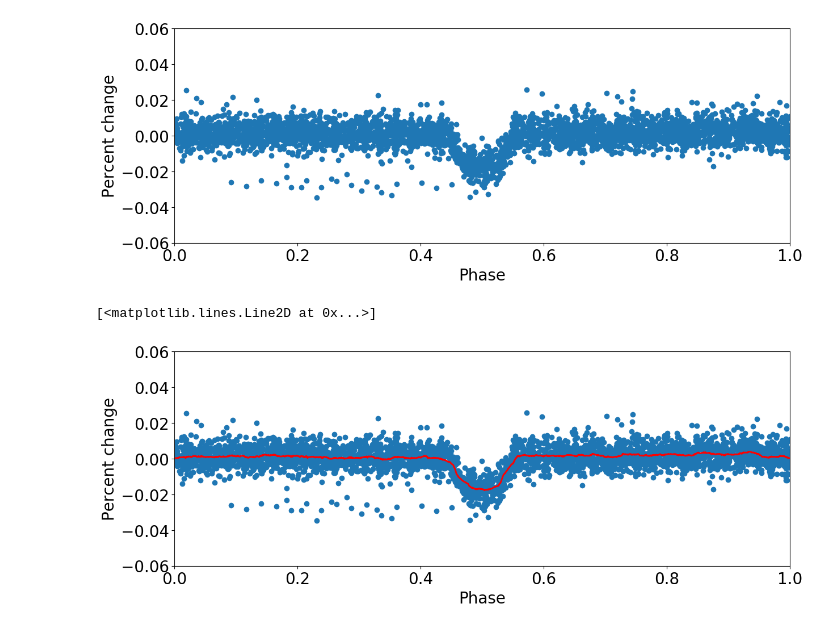
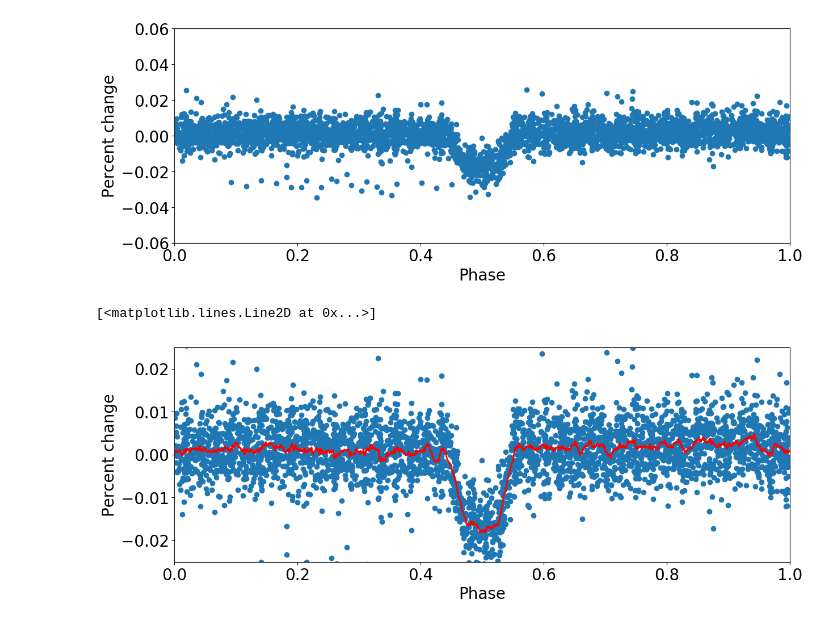
Before and after one commit to barentsen/kepler-athenaeum-tutorial, a Jupyter notebook: how-to-find-a-planet-tutorial.ipynb, the cells around one changed output. Drawn from its saved outputs; the diff is of its cells as text; code cells hidden in the pictures.

```diff
--- a/kepler-atheneum-tutorial.ipynb
+++ b/how-to-find-a-planet-tutorial.ipynb
@@ -135,19 +146,19 @@ pl.ylabel("Percent change")
 <matplotlib.text.Text at 0x...>
 [figure]
 # %%
-# Folded lightcurve
+# Let's zoom in and plot a running average
 time_folded = ((time + kep10b_phase) / kep10b_period) % 1
 pl.figure(figsize=(14, 5))
 pl.scatter(time_folded, detrended)
 pl.xlim([0, 1])
-pl.ylim([-0.06, +0.06])
+pl.ylim([-0.025, +0.025])
 pl.xlabel("Phase")
 pl.ylabel("Percent change")
 
 # Plot a running mean as a red line
 srt = np.argsort(time_folded)
-running_mean = np.convolve(detrended[srt], np.ones((100,))/100, mode='same')
+running_mean = np.convolve(detrended[srt], np.ones((48,))/48, mode='same')
 pl.plot(time_folded[srt], running_mean, c='red', lw=2)
 # %% [output]
 [<matplotlib.lines.Line2D at 0x...>]
-[figure, old version]
+[figure, new version]
```
Also changed, not shown: parts of 3 cells of this notebook.
